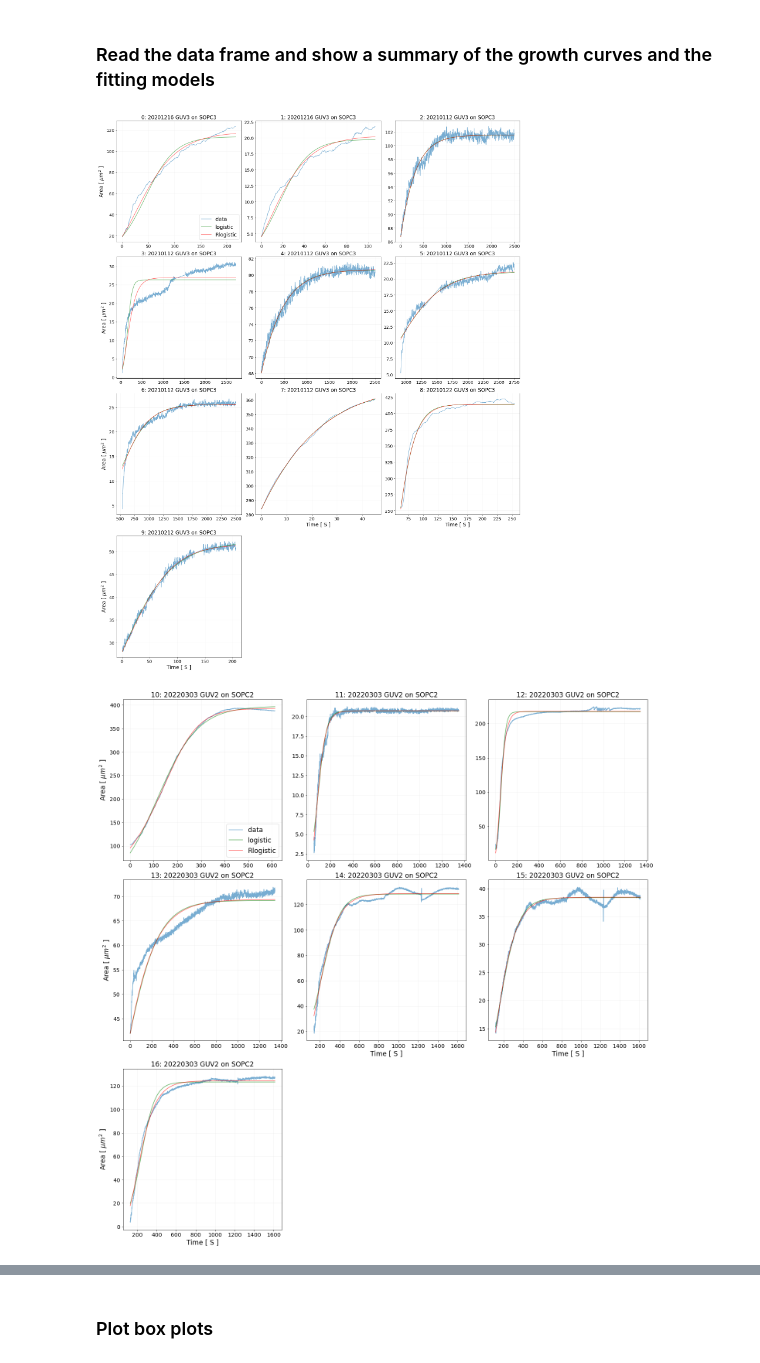
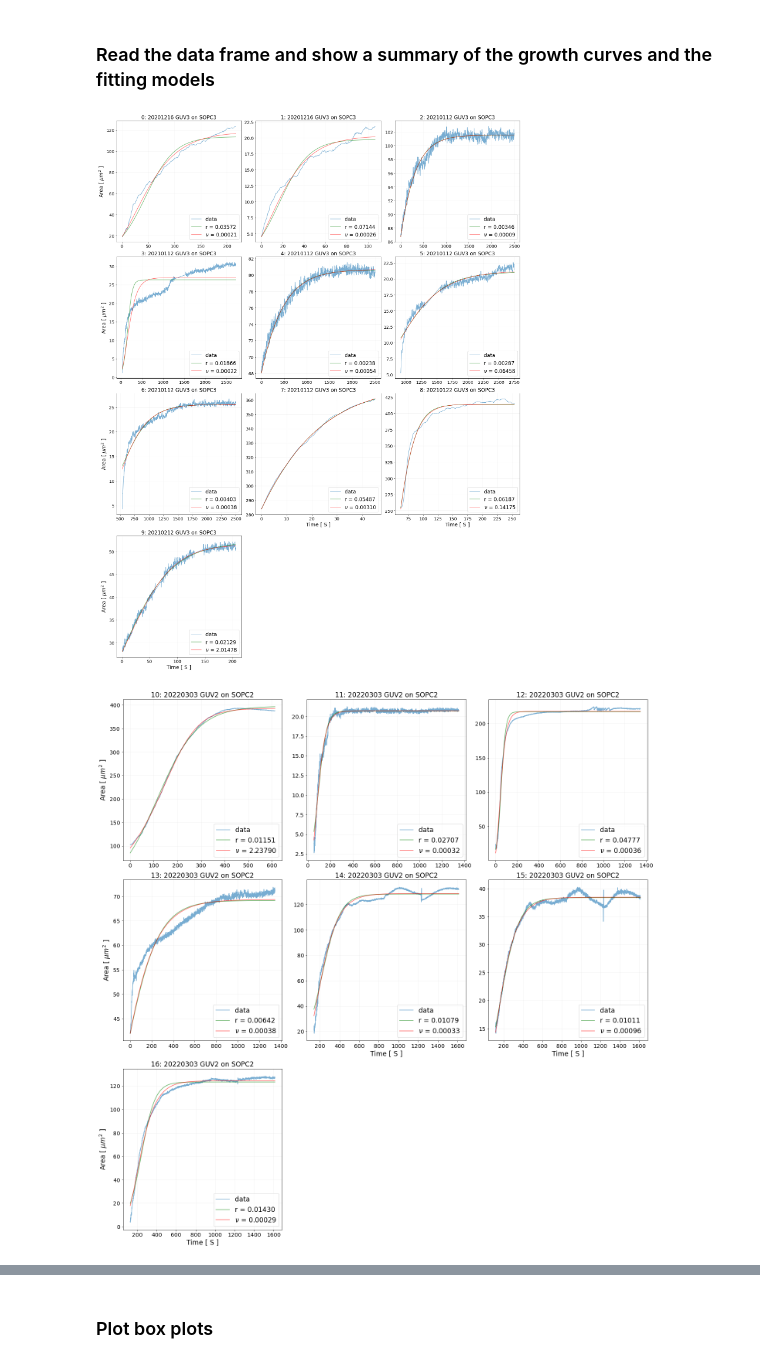
Before and after one commit to ahmed344/growth-curves, a Jupyter notebook: curves_separated.ipynb, the cells around one changed output, grey strips where cells are left out. Cells and saved outputs as stored; diff of their text form; code cells hidden in the pictures.

```diff
--- a/curves_separated.ipynb
+++ b/curves_separated.ipynb
@@ -82,15 +82,15 @@ for i in range(10):
 
     plt.subplot(4, 3, i+1)
     plt.plot(t, A, label='data', alpha = 0.6)                                                    # data
-    plt.plot(t, area_logistic(t, *popt_logistic), label='logistic', alpha = 0.6, color= 'g')     # logistic
-    plt.plot(t, area_Rlogistic(t, *popt_Rlogistic), label='Rlogistic', alpha = 0.6, color= 'r')  # Rlogistic
+    plt.plot(t, area_logistic(t, *popt_logistic), label=f'r = {popt_logistic[1]:.5f}', alpha = 0.6, color= 'g')     # logistic
+    plt.plot(t, area_Rlogistic(t, *popt_Rlogistic), label=f'$\u03BD$ = {popt_Rlogistic[3]:.5f}', alpha = 0.6, color= 'r')  # Rlogistic
     plt.title(f'{i}: {df["Date"][i]} {df["Discription"][i]}', fontsize='xx-large')
     if i > 6: plt.xlabel('Time [ S ]', fontsize='xx-large')
     if i % 3 == 0: plt.ylabel('Area [ $\mu m^2$ ]', fontsize='xx-large')
     plt.xticks(fontsize='x-large')
     plt.yticks(fontsize='x-large')
     plt.grid(color = 'gray', alpha = 0.1)
-    if i==0: plt.legend(loc='lower right', fontsize='xx-large')
+    plt.legend(loc='lower right', fontsize='xx-large')
 
 for k in range(10,12):
     plt.subplot(4, 3, k+1)
@@ -129,15 +129,15 @@ for i in range(7):
 
     plt.subplot(3, 3, i+1)
     plt.plot(t, A, label='data', alpha = 0.6)                                                    # data
-    plt.plot(t, area_logistic(t, *popt_logistic), label='logistic', alpha = 0.6, color= 'g')     # logistic
-    plt.plot(t, area_Rlogistic(t, *popt_Rlogistic), label='Rlogistic', alpha = 0.6, color= 'r')  # Rlogistic
+    plt.plot(t, area_logistic(t, *popt_logistic), label=f'r = {popt_logistic[1]:.5f}', alpha = 0.6, color= 'g')     # logistic
+    plt.plot(t, area_Rlogistic(t, *popt_Rlogistic), label=f'$\u03BD$ = {popt_Rlogistic[3]:.5f}', alpha = 0.6, color= 'r')  # Rlogistic
     plt.title(f'{j}: {df["Date"][j]} {df["Discription"][j]}', fontsize='xx-large')
     if i > 3: plt.xlabel('Time [ S ]', fontsize='xx-large')
     if i % 3 == 0: plt.ylabel('Area [ $\mu m^2$ ]', fontsize='xx-large')
     plt.xticks(fontsize='x-large')
     plt.yticks(fontsize='x-large')
     plt.grid(color = 'gray', alpha = 0.1)
-    if i==0: plt.legend(loc='lower right', fontsize='xx-large')
+    plt.legend(loc='lower right', fontsize='xx-large')
 
 for k in range(7,9):
     plt.subplot(3, 3, k+1)
@@ -176,15 +176,15 @@ for i in range(6):
 
     plt.subplot(2, 3, i+1)
     plt.plot(t, A, label='data', alpha = 0.6)                                                    # data
-    plt.plot(t, area_logistic(t, *popt_logistic), label='logistic', alpha = 0.6, color= 'g')     # logistic
-    plt.plot(t, area_Rlogistic(t, *popt_Rlogistic), label='Rlogistic', alpha = 0.6, color= 'r')  # Rlogistic
+    plt.plot(t, area_logistic(t, *popt_logistic), label=f'r = {popt_logistic[1]:.5f}', alpha = 0.6, color= 'g')     # logistic
+    plt.plot(t, area_Rlogistic(t, *popt_Rlogistic), label=f'$\u03BD$ = {popt_Rlogistic[3]:.5f}', alpha = 0.6, color= 'r')  # Rlogistic
     plt.title(f'{j}: {df["Date"][j]} {df["Discription"][j]}', fontsize='xx-large')
     if i > 2: plt.xlabel('Time [ S ]', fontsize='xx-large')
     if i % 3 == 0: plt.ylabel('Area [ $\mu m^2$ ]', fontsize='xx-large')
     plt.xticks(fontsize='x-large')
     plt.yticks(fontsize='x-large')
     plt.grid(color = 'gray', alpha = 0.1)
-    if i==0: plt.legend(loc='lower right', fontsize='xx-large')
+    plt.legend(loc='lower right', fontsize='xx-large')
 
 plt.savefig('Results/area_curves_dppc2')
 plt.show()
@@ -206,35 +206,35 @@ for i in range(8):
                                   bounds=([0.1, 0.00001, area_min], [area_min, 10, 2*area_max]))
 
     # Fit a Richards logistic growth function to the curves  k / (1 + ((k/a0)**u - 1)*np.exp(-r*u*t))**(1/u) with parameters a0, r, k, u
     popt_Rlogistic, _ = curve_fit(area_Rlogistic, t, A, maxfev=5000,
                                   p0=(1, 0.01, area_max, 1),
                                   bounds=([0.1, 0.00001, area_min, 0], [area_min, 10000, 2*area_max, 10]))
 
     # Append the fitted parameters to lists
     parameters_logistic_dppc3.append(popt_logistic)
     parameters_Rlogistic_dppc3.append(popt_Rlogistic)
 
     # Define the figure size only once
     if i==0: plt.subplots(3, 3, figsize=(20, 20), constrained_layout=True)
 
     plt.subplot(3, 3, i+1)
     plt.plot(t, A, label='data', alpha = 0.6)                                                    # data
-    plt.plot(t, area_logistic(t, *popt_logistic), label='logistic', alpha = 0.6, color= 'g')     # logistic
-    plt.plot(t, area_Rlogistic(t, *popt_Rlogistic), label='Rlogistic', alpha = 0.6, color= 'r')  # Rlogistic
+    plt.plot(t, area_logistic(t, *popt_logistic), label=f'r = {popt_logistic[1]:.5f}', alpha = 0.6, color= 'g')     # logistic
+    plt.plot(t, area_Rlogistic(t, *popt_Rlogistic), label=f'$\u03BD$ = {popt_Rlogistic[3]:.5f}', alpha = 0.6, color= 'r')  # Rlogistic
     plt.title(f'{j}: {df["Date"][j]} {df["Discription"][j]}', fontsize='xx-large')
     if i > 4: plt.xlabel('Time [ S ]', fontsize='xx-large')
     if i % 3 == 0: plt.ylabel('Area [ $\mu m^2$ ]', fontsize='xx-large')
     plt.xticks(fontsize='x-large')
     plt.yticks(fontsize='x-large')
     plt.grid(color = 'gray', alpha = 0.1)
-    if i==0: plt.legend(loc='lower right', fontsize='xx-large')
+    plt.legend(loc='lower right', fontsize='xx-large')
 
 for k in range(8,9):
     plt.subplot(3, 3, k+1)
     plt.axis('off')
 
 plt.savefig('Results/area_curves_dppc3')
 plt.show()
 # %% [output]
-[figure, old version]
+[figure, new version]
-[figure, old version]
+[figure, new version]
```
Also changed, not shown: parts of 8 cells of this notebook.
